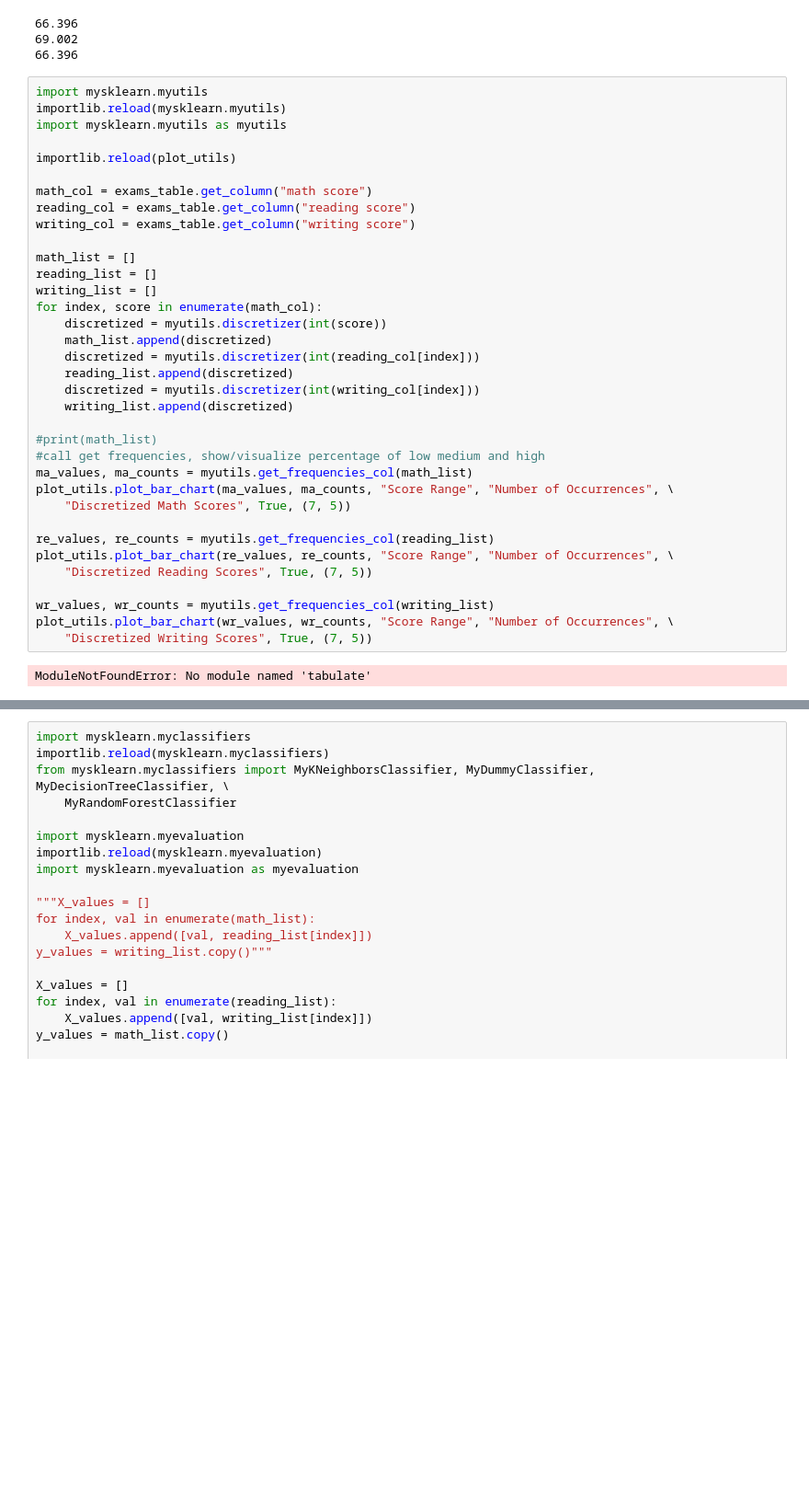
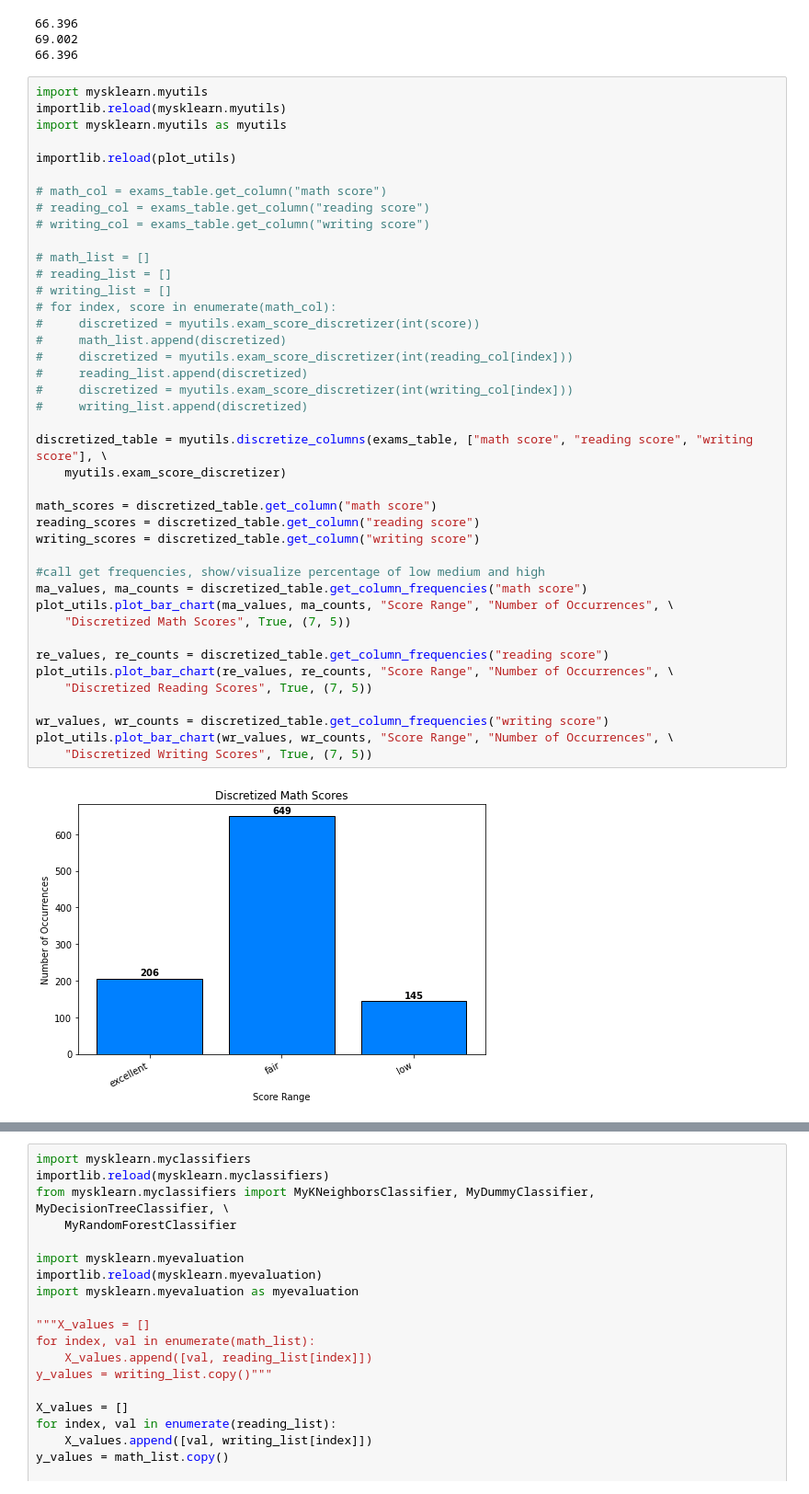
Before and after one commit to nathanBashant/CPSC-322-Final-Project, a Jupyter notebook: student_exams.ipynb, the cells around one changed output, grey strips where cells are left out. Shown: that part at 92% size. Drawn from its saved outputs; the diff is of its cells as text; blank space fills up the shorter version.

```diff
--- a/student_exams.ipynb
+++ b/student_exams.ipynb
@@ -55,37 +55,43 @@ print(sum(writing_data) / len(writing_data))
 # %%
 import mysklearn.myutils
 importlib.reload(mysklearn.myutils)
 import mysklearn.myutils as myutils
 
 importlib.reload(plot_utils)
 
-math_col = exams_table.get_column("math score")
-reading_col = exams_table.get_column("reading score")
-writing_col = exams_table.get_column("writing score")
+# math_col = exams_table.get_column("math score")
+# reading_col = exams_table.get_column("reading score")
+# writing_col = exams_table.get_column("writing score")
 
-math_list = []
-reading_list = []
-writing_list = []
-for index, score in enumerate(math_col):
-    discretized = myutils.discretizer(int(score))
-    math_list.append(discretized)
-    discretized = myutils.discretizer(int(reading_col[index]))
-    reading_list.append(discretized)
-    discretized = myutils.discretizer(int(writing_col[index]))
-    writing_list.append(discretized)
+# math_list = []
+# reading_list = []
+# writing_list = []
+# for index, score in enumerate(math_col):
+#     discretized = myutils.exam_score_discretizer(int(score))
+#     math_list.append(discretized)
+#     discretized = myutils.exam_score_discretizer(int(reading_col[index]))
+#     reading_list.append(discretized)
+#     discretized = myutils.exam_score_discretizer(int(writing_col[index]))
+#     writing_list.append(discretized)
 
-#print(math_list)
+discretized_table = myutils.discretize_columns(exams_table, ["math score", "reading score", "writing score"], \
+    myutils.exam_score_discretizer)
+
+math_scores = discretized_table.get_column("math score")
+reading_scores = discretized_table.get_column("reading score")
+writing_scores = discretized_table.get_column("writing score")
+
 #call get frequencies, show/visualize percentage of low medium and high
-ma_values, ma_counts = myutils.get_frequencies_col(math_list)
+ma_values, ma_counts = discretized_table.get_column_frequencies("math score")
 plot_utils.plot_bar_chart(ma_values, ma_counts, "Score Range", "Number of Occurrences", \
     "Discretized Math Scores", True, (7, 5))
 
-re_values, re_counts = myutils.get_frequencies_col(reading_list)
+re_values, re_counts = discretized_table.get_column_frequencies("reading score")
 plot_utils.plot_bar_chart(re_values, re_counts, "Score Range", "Number of Occurrences", \
     "Discretized Reading Scores", True, (7, 5))
 
-wr_values, wr_counts = myutils.get_frequencies_col(writing_list)
+wr_values, wr_counts = discretized_table.get_column_frequencies("writing score")
 plot_utils.plot_bar_chart(wr_values, wr_counts, "Score Range", "Number of Occurrences", \
     "Discretized Writing Scores", True, (7, 5))
 # %% [output]
-ModuleNotFoundError: No module named 'tabulate'
+[figure, added]
```
Also changed, not shown: parts of 2 cells of this notebook, 8 other files.
